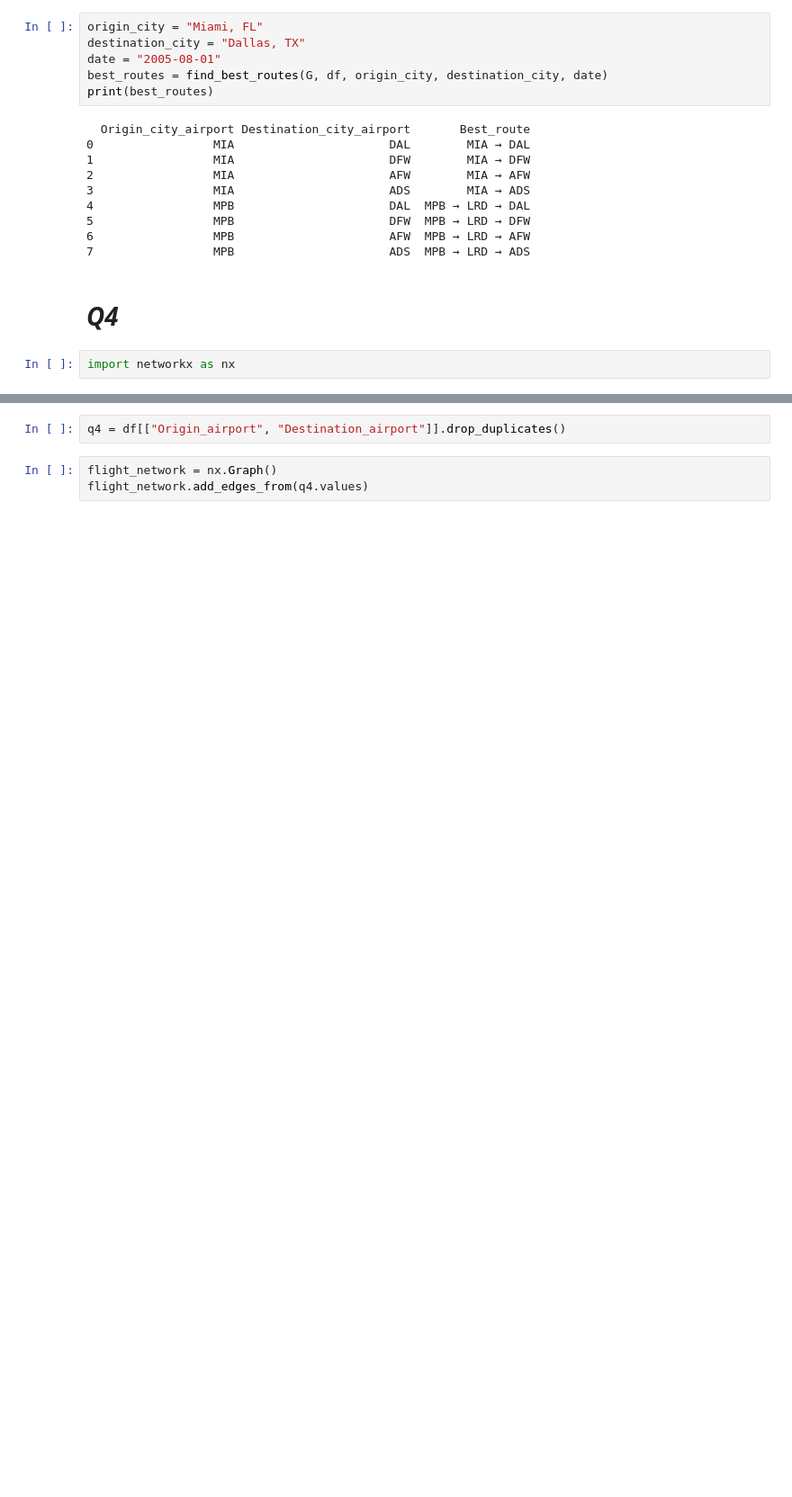
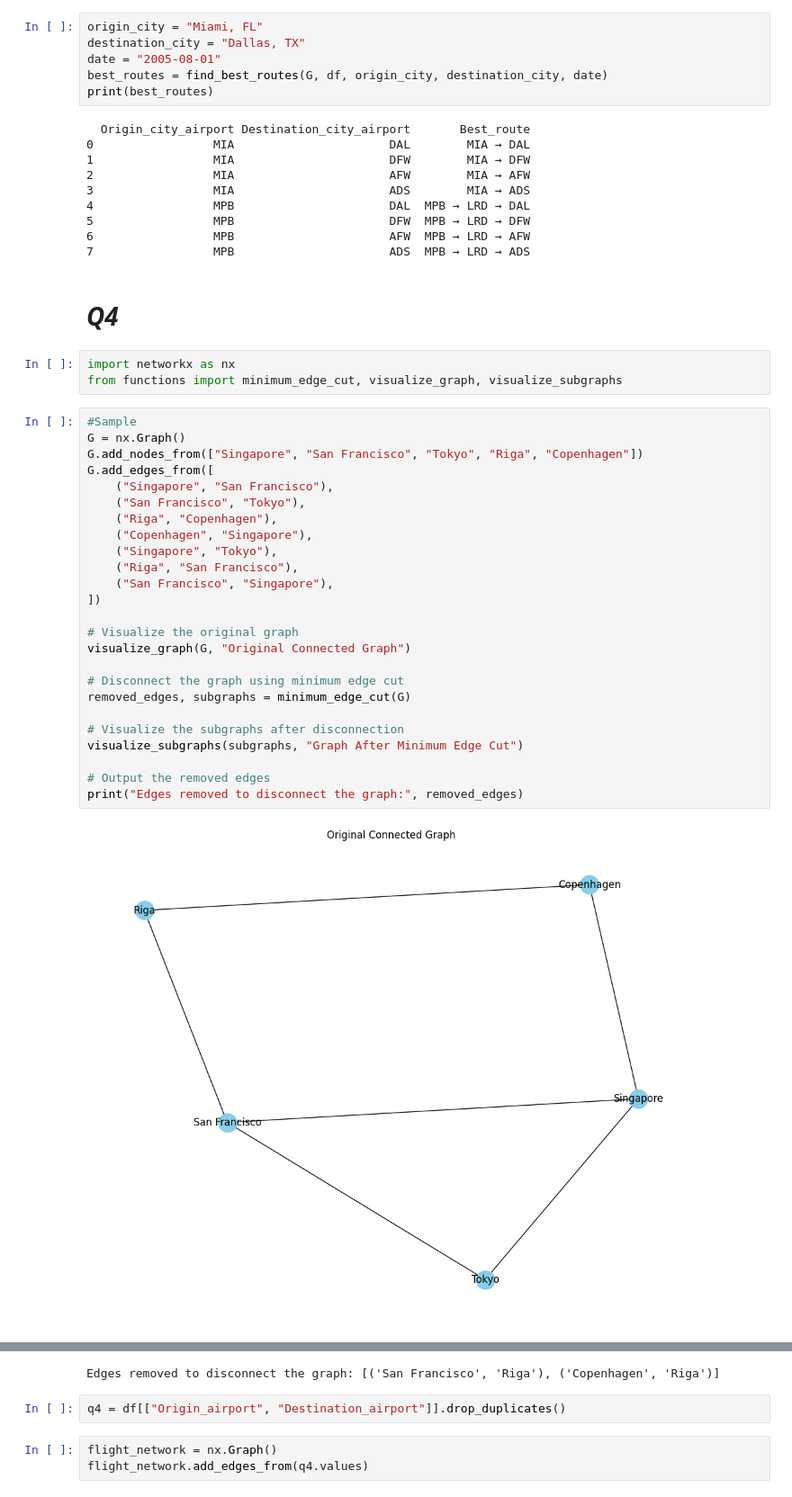
Before and after one commit to khalmatay/ADM-HW5, a Jupyter notebook: main.ipynb, the cells around one changed output, grey strips where cells are left out. Shown at 90% size. Saved outputs shown, nothing was run; the diff lists cells and outputs as text; blank space fills up the shorter version.

```diff
--- a/main.ipynb
+++ b/main.ipynb
@@ -920,3 +920,31 @@ print(best_routes)
 # ***Q4***
 # %%
 import networkx as nx
+from functions import minimum_edge_cut, visualize_graph, visualize_subgraphs
+# %%
+#Sample
+G = nx.Graph()
+G.add_nodes_from(["Singapore", "San Francisco", "Tokyo", "Riga", "Copenhagen"])
+G.add_edges_from([
+    ("Singapore", "San Francisco"),
+    ("San Francisco", "Tokyo"),
+    ("Riga", "Copenhagen"),
+    ("Copenhagen", "Singapore"),
+    ("Singapore", "Tokyo"),
+    ("Riga", "San Francisco"),
+    ("San Francisco", "Singapore"),
+])
+
+# Visualize the original graph
+visualize_graph(G, "Original Connected Graph")
+
+# Disconnect the graph using minimum edge cut
+removed_edges, subgraphs = minimum_edge_cut(G)
+
+# Visualize the subgraphs after disconnection
+visualize_subgraphs(subgraphs, "Graph After Minimum Edge Cut")
+
+# Output the removed edges
+print("Edges removed to disconnect the graph:", removed_edges)
+# %% [output]
+[figure, added]
@@ -923,3 +953,4 @@ import networkx as nx
+Edges removed to disconnect the graph: [('San Francisco', 'Riga'), ('Copenhagen', 'Riga')]
 # %%
 q4 = df[["Origin_airport", "Destination_airport"]].drop_duplicates()
 # %%
```
Also changed, not shown: parts of 6 cells of this notebook, 2 other files.
